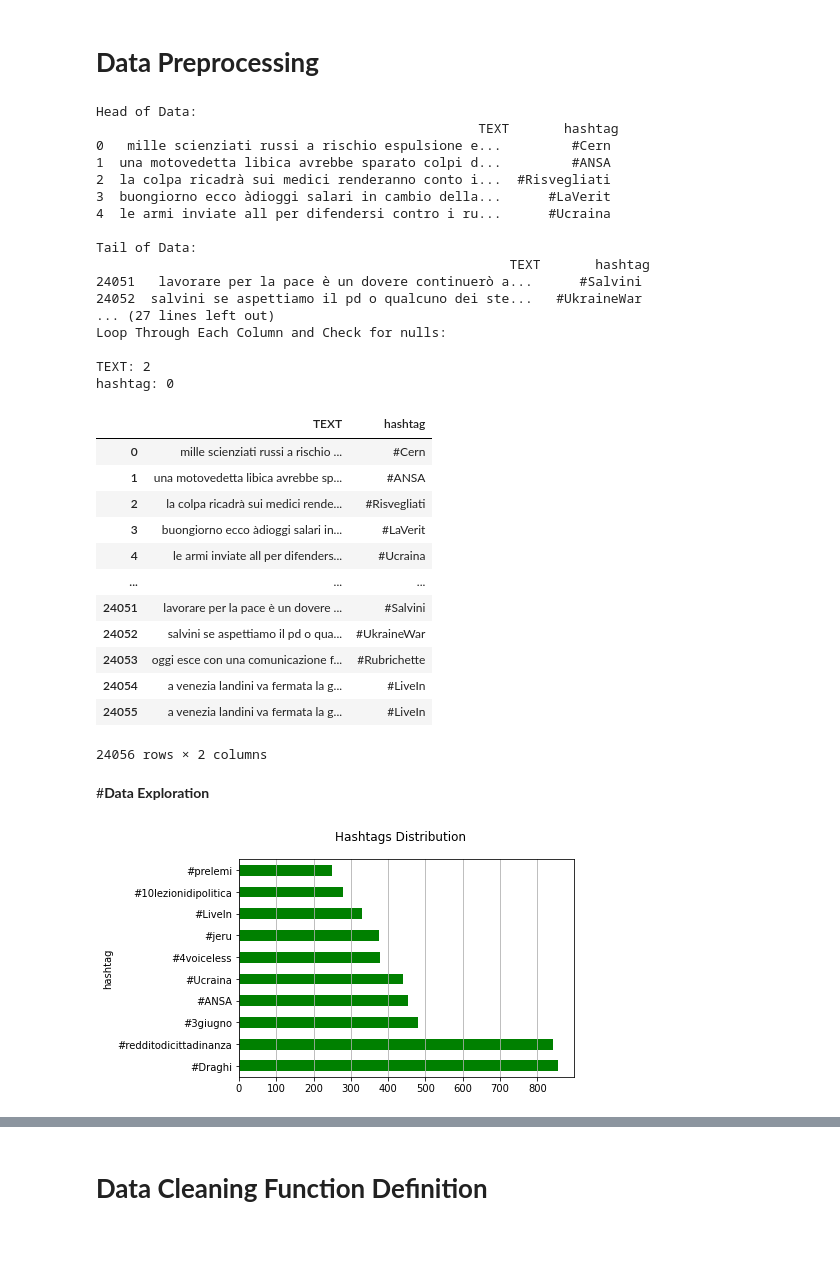
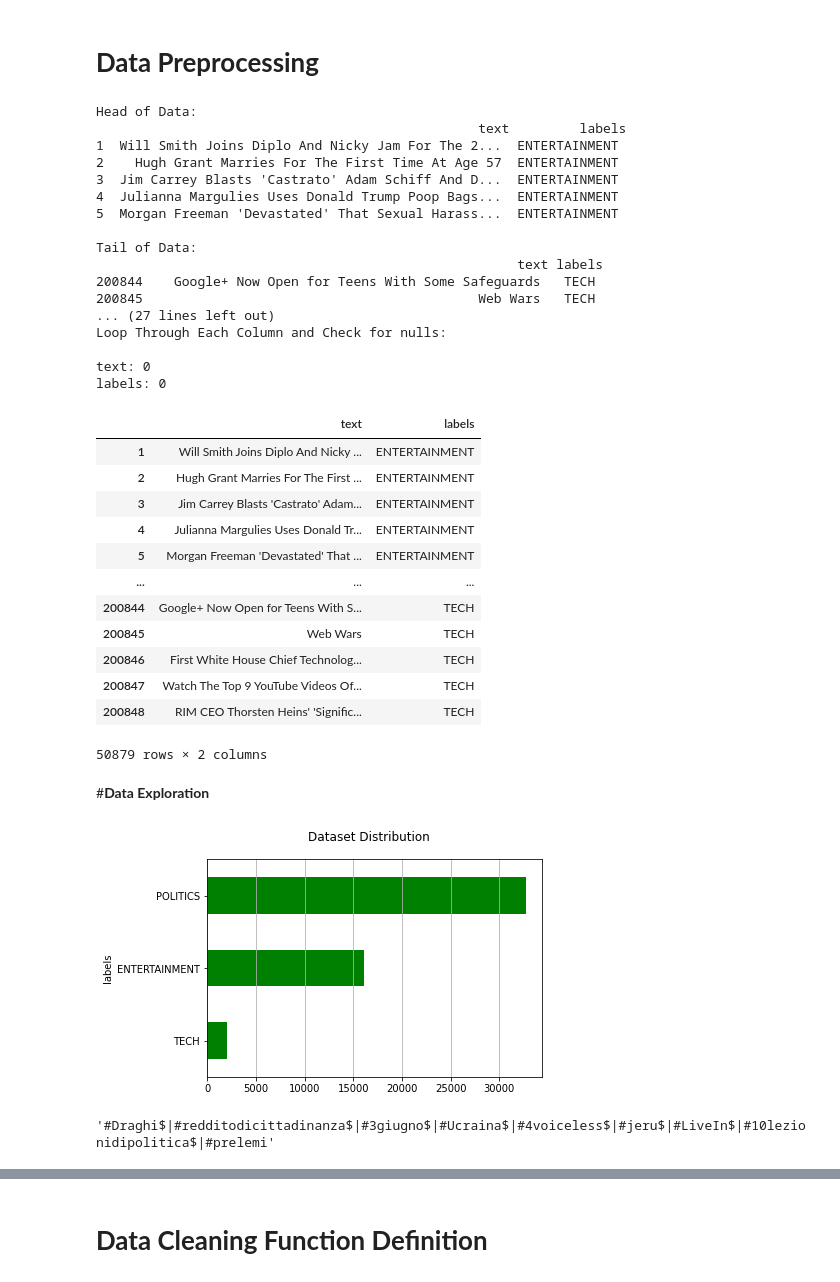
Before and after one commit to neural1977/bert_sentiment__emotions_topic_modeling, a Jupyter notebook: word_embeddings_ai_nlp.ipynb, the cells around one changed output, grey strips where cells are left out. Cells and saved outputs as stored; diff of their text form; code cells hidden in the pictures; blank space fills up the shorter version.

```diff
--- a/word_embeddings_ai_nlp.ipynb
+++ b/word_embeddings_ai_nlp.ipynb
@@ -38,8 +43,12 @@ True
 # **All Globals**
 # %%
 pretrained_embeddings = False
-benchmark = False
+benchmark = True
 language = "italian" # english
+ht_to_exclude = ['#ANSA']
+default_callbacks = []
+save_best_model = True
+early_stopping = False
 # %% [markdown]
 # **All General Functions Definitions**
 # %%
@@ -129,55 +144,61 @@ else:
   explore_data(data)
 # %% [output]
 Head of Data:
-                                                 TEXT       hashtag
-0   mille scienziati russi a rischio espulsione e...         #Cern
-1  una motovedetta libica avrebbe sparato colpi d...         #ANSA
-2  la colpa ricadrà sui medici renderanno conto i...  #Risvegliati
-3  buongiorno ecco àdioggi salari in cambio della...      #LaVerit
-4  le armi inviate all per difendersi contro i ru...      #Ucraina
+                                                 text         labels
+1  Will Smith Joins Diplo And Nicky Jam For The 2...  ENTERTAINMENT
+2    Hugh Grant Marries For The First Time At Age 57  ENTERTAINMENT
+3  Jim Carrey Blasts 'Castrato' Adam Schiff And D...  ENTERTAINMENT
+4  Julianna Margulies Uses Donald Trump Poop Bags...  ENTERTAINMENT
+5  Morgan Freeman 'Devastated' That Sexual Harass...  ENTERTAINMENT
 
 Tail of Data:
-                                                     TEXT       hashtag
-24051   lavorare per la pace è un dovere continuerò a...      #Salvini
-24052  salvini se aspettiamo il pd o qualcuno dei ste...   #UkraineWar
+                                                      text labels
+200844    Google+ Now Open for Teens With Some Safeguards   TECH
+200845                                           Web Wars   TECH
 ... (27 lines left out)
 Loop Through Each Column and Check for nulls:
 
-TEXT: 2
-hashtag: 0
+text: 0
+labels: 0
 # %%
 data
 # %% [output]
-|  | TEXT | hashtag |
-| 0 | mille scienziati russi a rischio ... | #Cern |
-| 1 | una motovedetta libica avrebbe sp... | #ANSA |
-| 2 | la colpa ricadrà sui medici rende... | #Risvegliati |
-| 3 | buongiorno ecco àdioggi salari in... | #LaVerit |
-| 4 | le armi inviate all per difenders... | #Ucraina |
+|  | text | labels |
+| 1 | Will Smith Joins Diplo And Nicky ... | ENTERTAINMENT |
+| 2 | Hugh Grant Marries For The First ... | ENTERTAINMENT |
+| 3 | Jim Carrey Blasts 'Castrato' Adam... | ENTERTAINMENT |
+| 4 | Julianna Margulies Uses Donald Tr... | ENTERTAINMENT |
+| 5 | Morgan Freeman 'Devastated' That ... | ENTERTAINMENT |
 | ... | ... | ... |
-| 24051 | lavorare per la pace è un dovere ... | #Salvini |
-| 24052 | salvini se aspettiamo il pd o qua... | #UkraineWar |
-| 24053 | oggi esce con una comunicazione f... | #Rubrichette |
-| 24054 | a venezia landini va fermata la g... | #LiveIn |
-| 24055 | a venezia landini va fermata la g... | #LiveIn |
+| 200844 | Google+ Now Open for Teens With S... | TECH |
+| 200845 | Web Wars | TECH |
+| 200846 | First White House Chief Technolog... | TECH |
+| 200847 | Watch The Top 9 YouTube Videos Of... | TECH |
+| 200848 | RIM CEO Thorsten Heins' 'Signific... | TECH |
-24056 rows × 2 columns
+50879 rows × 2 columns
 # %% [markdown]
 #**Data Exploration**
 # %%
 if benchmark == True:
   fig, ax = plt.subplots()
   fig.suptitle("Dataset Distribution", fontsize=12)
   data["labels"].reset_index().groupby("labels").count().sort_values(by="index").plot(kind="barh", legend=False, ax=ax, color = "green").grid(axis='x')
   plt.show()
 else:
   fig, ax = plt.subplots()
   fig.suptitle("Hashtags Distribution", fontsize=12)
   data["hashtag"].reset_index().groupby("hashtag").count().sort_values(by="index", ascending = False)[0:10].plot(kind="barh", legend=False, ax=ax, color = "green").grid(axis='x')
   ht = data["hashtag"].reset_index().groupby("hashtag").count().sort_values(by="index", ascending = False)[0:10]
+  ht_list = list(ht.index)
+  ht_list = C = [x for x in ht_list if x not in ht_to_exclude]    # exclude some hashtags
   plt.show()
-  filter = "$|".join(list(ht.index))
+  filter = "$|".join(ht_list)
   data = data[data.hashtag.str.contains(filter)]
   data.hashtag.value_counts()
   data = data.rename(columns={"hashtag":"labels", "TEXT":"text"})
 # %% [output]
-[figure, old version]
+[figure, new version]
+# %%
+filter
+# %% [output]
+'#Draghi$|#redditodicittadinanza$|#3giugno$|#Ucraina$|#4voiceless$|#jeru$|#LiveIn$|#10lezionidipolitica$|#prelemi'
```
Also changed, not shown: parts of 21 cells of this notebook.
